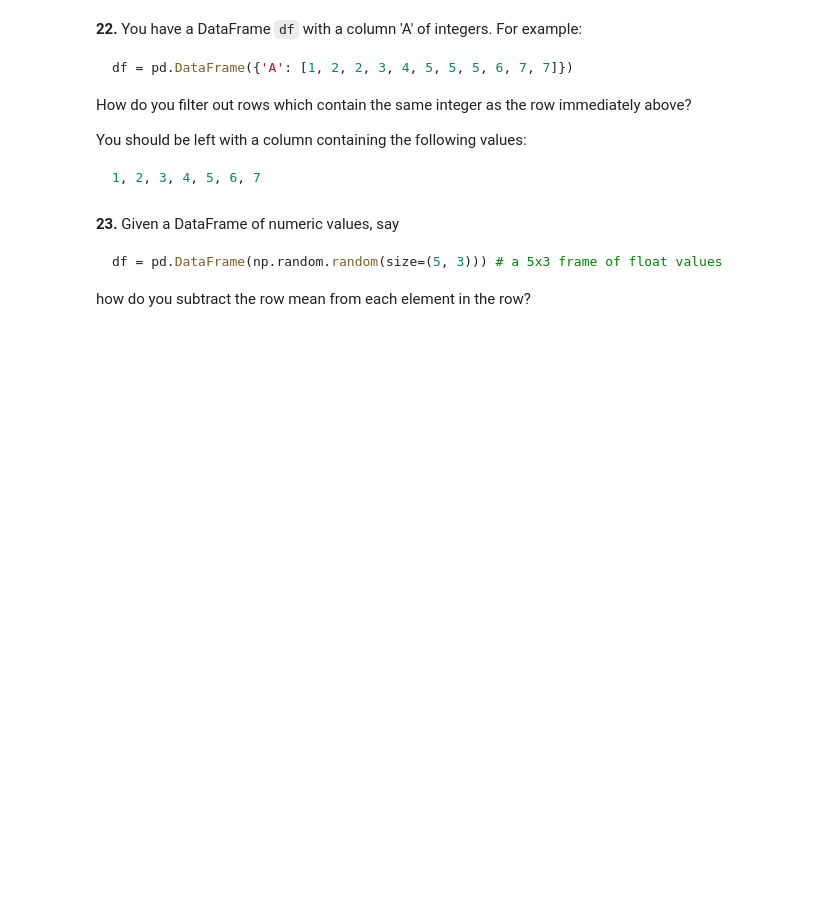
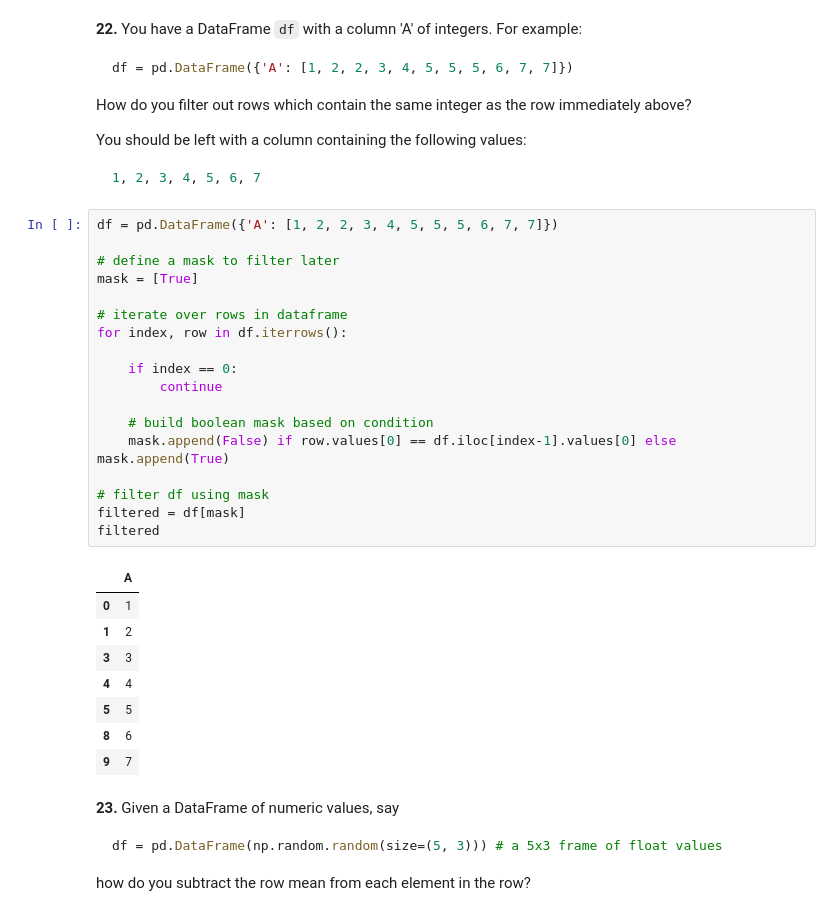
Before and after one commit to Guido27/100-pandas-puzzles, a Jupyter notebook: 100-pandas-puzzles.ipynb, the cells around one changed output. Saved outputs shown, nothing was run; the diff lists cells and outputs as text; blank space fills up the shorter version.

````diff
--- a/100-pandas-puzzles.ipynb
+++ b/100-pandas-puzzles.ipynb
@@ -315,6 +315,33 @@ You should be left with a column containing the following values:
 ```python
 1, 2, 3, 4, 5, 6, 7
 ```
+# %%
+df = pd.DataFrame({'A': [1, 2, 2, 3, 4, 5, 5, 5, 6, 7, 7]})
+
+# define a mask to filter later
+mask = [True]
+
+# iterate over rows in dataframe
+for index, row in df.iterrows():
+
+    if index == 0:
+        continue
+
+    # build boolean mask based on condition
+    mask.append(False) if row.values[0] == df.iloc[index-1].values[0] else mask.append(True)
+
+# filter df using mask
+filtered = df[mask]
+filtered
+# %% [output]
+|  | A |
+| 0 | 1 |
+| 1 | 2 |
+| 3 | 3 |
+| 4 | 4 |
+| 5 | 5 |
+| 8 | 6 |
+| 9 | 7 |
 # %% [markdown]
 **23.** Given a DataFrame of numeric values, say
 ```python
````
Also changed, not shown: parts of 2 cells of this notebook.
